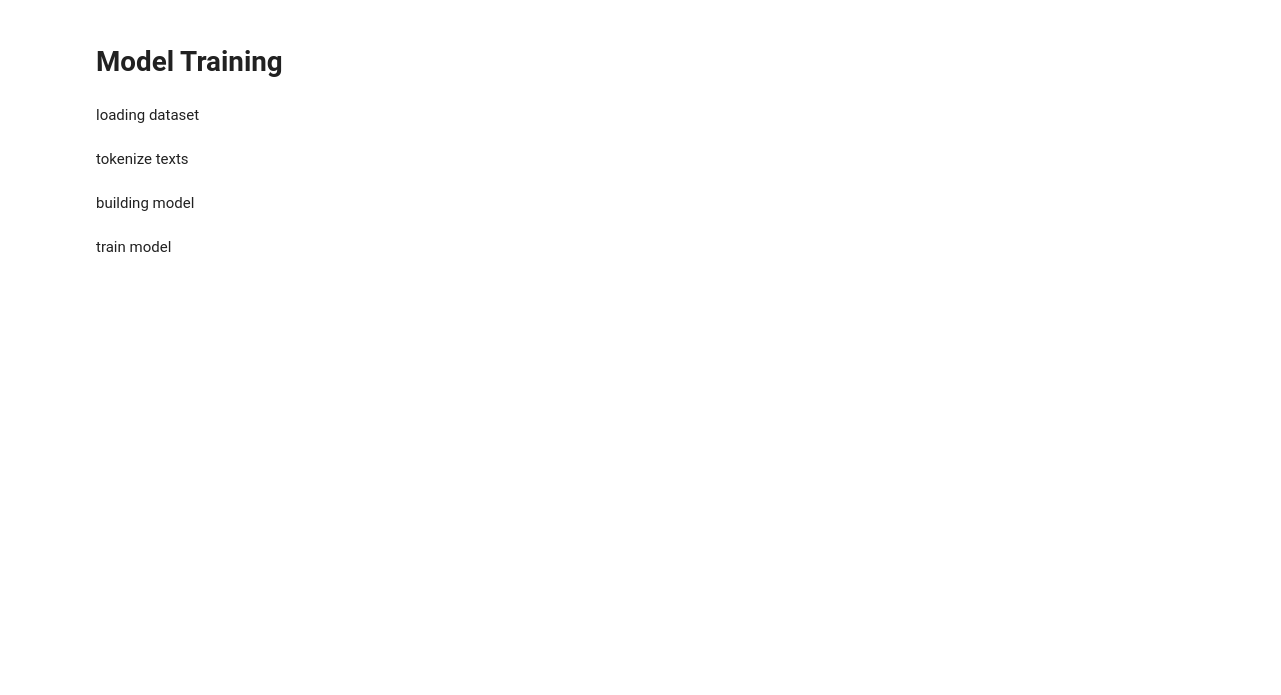
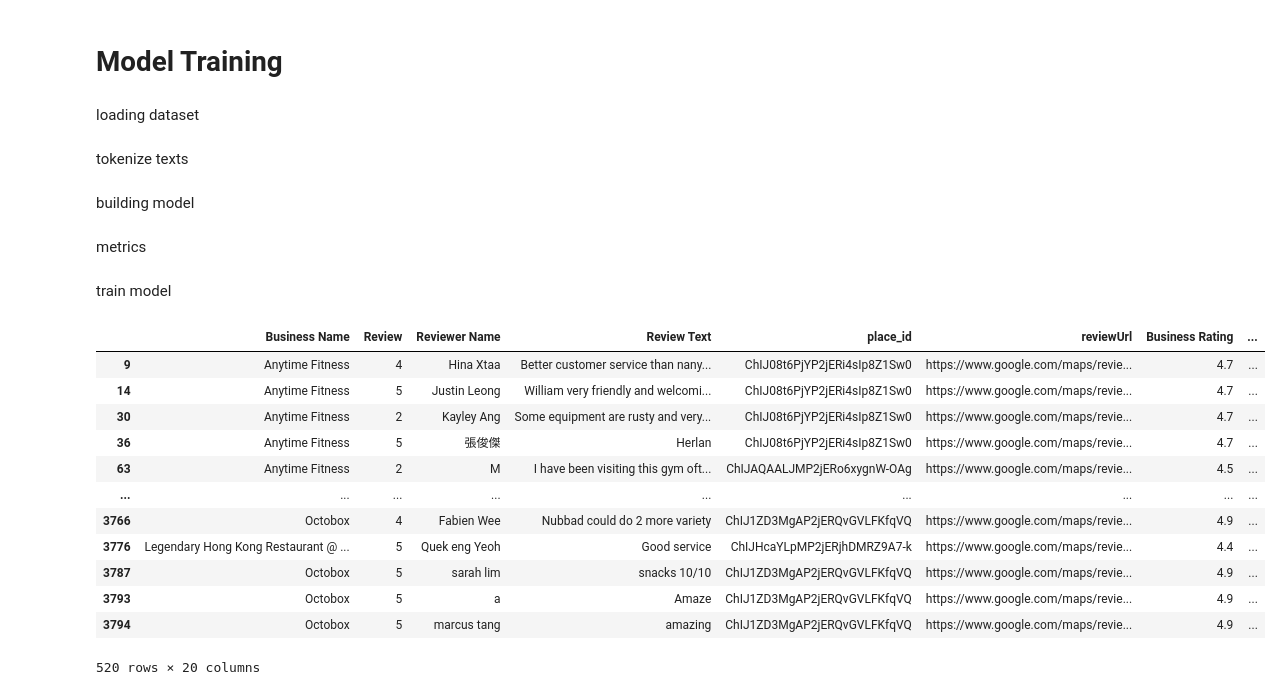
Before and after one commit to alvinnnnnnnnnn/TikTokJamFest, a Jupyter notebook: training.ipynb, the cells around one changed output. Saved outputs shown, nothing was run; the diff lists cells and outputs as text; code cells hidden in the pictures; blank space fills up the shorter version.

```diff
--- a/training.ipynb
+++ b/training.ipynb
@@ -498,0 +517,2 @@ def forward_pass(text_encoder, classifier, input_ids, attention_mask, features,
+# %% [markdown]
+metrics
@@ -548,0 +587,21 @@ trainer, tokenizer = train_model(texts, features, labels)
+# %%
+train_df = pd.read_csv("dataset/final_df.csv")
+train_df = train_df[(train_df["empty_review"] == 0) &
+                    (train_df["review_label"]!=4) &
+                    (train_df["review_label"]!=1) &
+                    (train_df["Review Text Translated"].notnull())]
+train_df
+# %% [output]
+|  | Business Name | Review | Reviewer Name | Review Text | place_id | reviewUrl | Business Rating | ... |
+| 9 | Anytime Fitness | 4 | Hina Xtaa | Better customer service than nany... | ChIJ08t6PjYP2jERi4sIp8Z1Sw0 | https://www.google.com/maps/revie... | 4.7 | ... |
+| 14 | Anytime Fitness | 5 | Justin Leong | William very friendly and welcomi... | ChIJ08t6PjYP2jERi4sIp8Z1Sw0 | https://www.google.com/maps/revie... | 4.7 | ... |
+| 30 | Anytime Fitness | 2 | Kayley Ang | Some equipment are rusty and very... | ChIJ08t6PjYP2jERi4sIp8Z1Sw0 | https://www.google.com/maps/revie... | 4.7 | ... |
+| 36 | Anytime Fitness | 5 | 張俊傑 | Herlan | ChIJ08t6PjYP2jERi4sIp8Z1Sw0 | https://www.google.com/maps/revie... | 4.7 | ... |
+| 63 | Anytime Fitness | 2 | M | I have been visiting this gym oft... | ChIJAQAALJMP2jERo6xygnW-OAg | https://www.google.com/maps/revie... | 4.5 | ... |
+| ... | ... | ... | ... | ... | ... | ... | ... | ... |
+| 3766 | Octobox | 4 | Fabien Wee | Nubbad could do 2 more variety | ChIJ1ZD3MgAP2jERQvGVLFKfqVQ | https://www.google.com/maps/revie... | 4.9 | ... |
+| 3776 | Legendary Hong Kong Restaurant @ ... | 5 | Quek eng Yeoh | Good service | ChIJHcaYLpMP2jERjhDMRZ9A7-k | https://www.google.com/maps/revie... | 4.4 | ... |
+| 3787 | Octobox | 5 | sarah lim | snacks 10/10 | ChIJ1ZD3MgAP2jERQvGVLFKfqVQ | https://www.google.com/maps/revie... | 4.9 | ... |
+| 3793 | Octobox | 5 | a | Amaze | ChIJ1ZD3MgAP2jERQvGVLFKfqVQ | https://www.google.com/maps/revie... | 4.9 | ... |
+| 3794 | Octobox | 5 | marcus tang | amazing | ChIJ1ZD3MgAP2jERQvGVLFKfqVQ | https://www.google.com/maps/revie... | 4.9 | ... |
+520 rows × 20 columns
```
Also changed, not shown: parts of 14 cells of this notebook, 1 other file.
